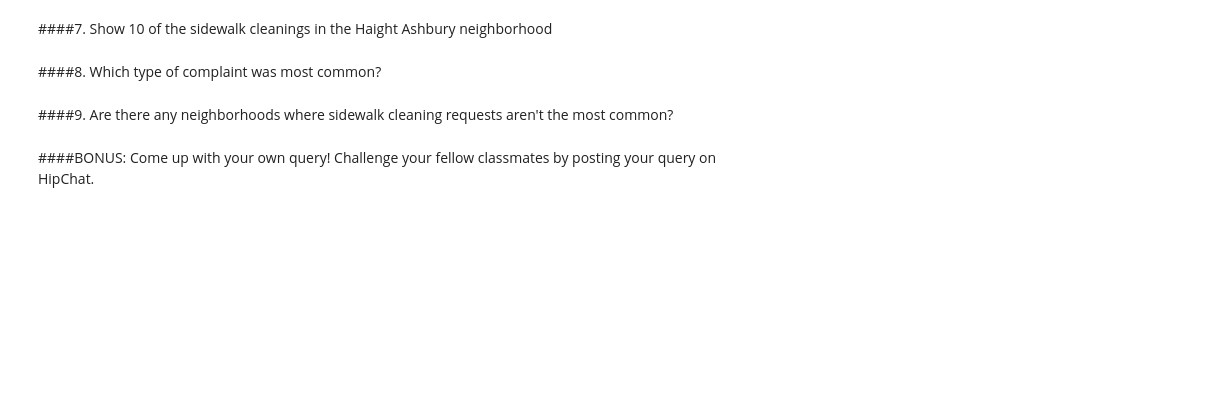
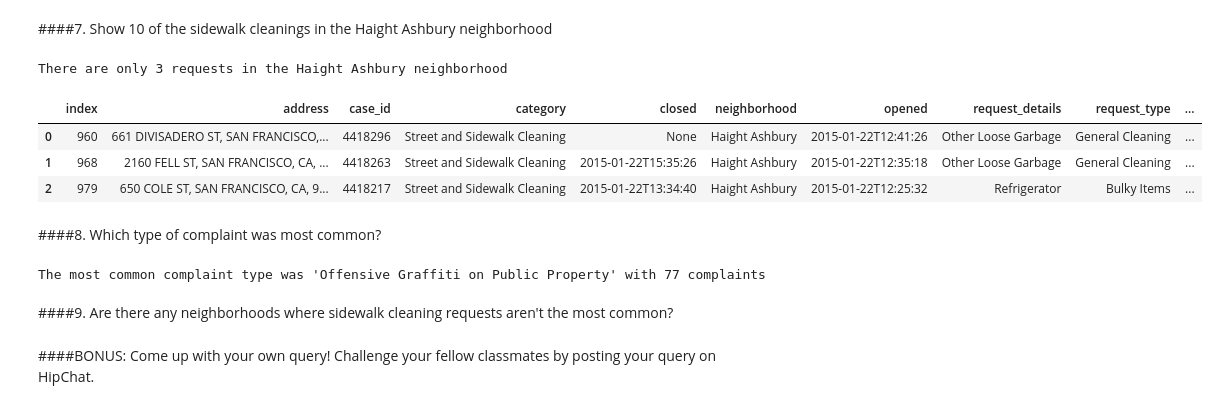
Before and after one commit to justinrpeterson/DAT_SF_12, a Jupyter notebook: Homework/HW1.ipynb, the cells around one changed output. Drawn from its saved outputs; the diff is of its cells as text; code cells hidden in the pictures; blank space fills up the shorter version.

```diff
--- a/Homework/HW1.ipynb
+++ b/Homework/HW1.ipynb
@@ -161,0 +187,17 @@ Index([u'address', u'case_id', u'category', u'closed', u'media_url', u'neighborh
+# %%
+#YOUR CODE HERE
+
+# Set-Up variables:
+url = "https://data.sfgov.org/resource/vw6y-z8j6.json"
+url_sql = "data/df_sql.sql"
+df_name = 'df_sfdata';
+
+df_sql = pd.read_json(url)
+df_sql.drop('point',inplace=True,axis=1)
+df_sql.drop('media_url',inplace=True,axis=1)
+pprint(df_sql.columns)
+
+## Create the connection & write to connection:
+#sql_db = sqlite3.connect(url_sql)
+#pd.io.sql.to_sql(df_sql, name=df_name, con=sql_db)
+#sql_db.close
@@ -165,0 +208,11 @@ Index([u'address', u'case_id', u'category', u'closed', u'media_url', u'neighborh
+# %%
+#YOUR CODE HERE
+con = sqlite3.connect(url_sql)
+
+df = pd.read_sql("SELECT * from " + df_name , con, index_col='index')
+print("The first 5 (unsorted) rows are: \n")
+df.head(5)
+
+print("The first 5 rows after dropping NaN are: \n")
+df = df.dropna()
+print(df.head(5))
@@ -170,2 +239,16 @@ Index([u'address', u'case_id', u'category', u'closed', u'media_url', u'neighborh
+# %%
+#YOUR CODE HERE
+df_ha = pd.read_sql("SELECT * from " + df_name + " WHERE neighborhood = 'Haight Ashbury' AND category = 'Street and Sidewalk Cleaning'" , con)
+
+# Display the results:
+print("\nThere are only " + str(df_ha.shape[0]) + " requests in the Haight Ashbury neighborhood" )
+df_ha.head(10)
+#pd.read_sql("SELECT * from " + df_name + " WHERE neighborhood = 'Haight Ashbury'" , con, index_col='index')
+# %% [output]
+There are only 3 requests in the Haight Ashbury neighborhood
+|  | index | address | case_id | category | closed | neighborhood | opened | request_details | request_type | ... |
+| 0 | 960 | 661 DIVISADERO ST, SAN FRANCISCO,... | 4418296 | Street and Sidewalk Cleaning | None | Haight Ashbury | 2015-01-22T12:41:26 | Other Loose Garbage | General Cleaning | ... |
+| 1 | 968 | 2160 FELL ST, SAN FRANCISCO, CA, ... | 4418263 | Street and Sidewalk Cleaning | 2015-01-22T15:35:26 | Haight Ashbury | 2015-01-22T12:35:18 | Other Loose Garbage | General Cleaning | ... |
+| 2 | 979 | 650 COLE ST, SAN FRANCISCO, CA, 9... | 4418217 | Street and Sidewalk Cleaning | 2015-01-22T13:34:40 | Haight Ashbury | 2015-01-22T12:25:32 | Refrigerator | Bulky Items | ... |
 # %% [markdown]
 ####8. Which type of complaint was most common?
@@ -174,2 +255,12 @@ Index([u'address', u'case_id', u'category', u'closed', u'media_url', u'neighborh
+# %%
+#YOUR CODE HERE
+
+# Run the query for question 8:
+df_q8 = pd.read_sql("SELECT request_type, COUNT(request_type) as countType from " + df_name + " GROUP BY request_type ORDER BY countType DESC", con)
+
+# Print the answer
+print("The most common complaint type was '" + df_q8['request_type'][0] + "' with " + str(df_q8['countType'][0]) + " complaints")
+# %% [output]
+The most common complaint type was 'Offensive Graffiti on Public Property' with 77 complaints
 # %% [markdown]
 ####9. Are there any neighborhoods where sidewalk cleaning requests aren't the most common?
```
Also changed, not shown: parts of 21 cells of this notebook.
